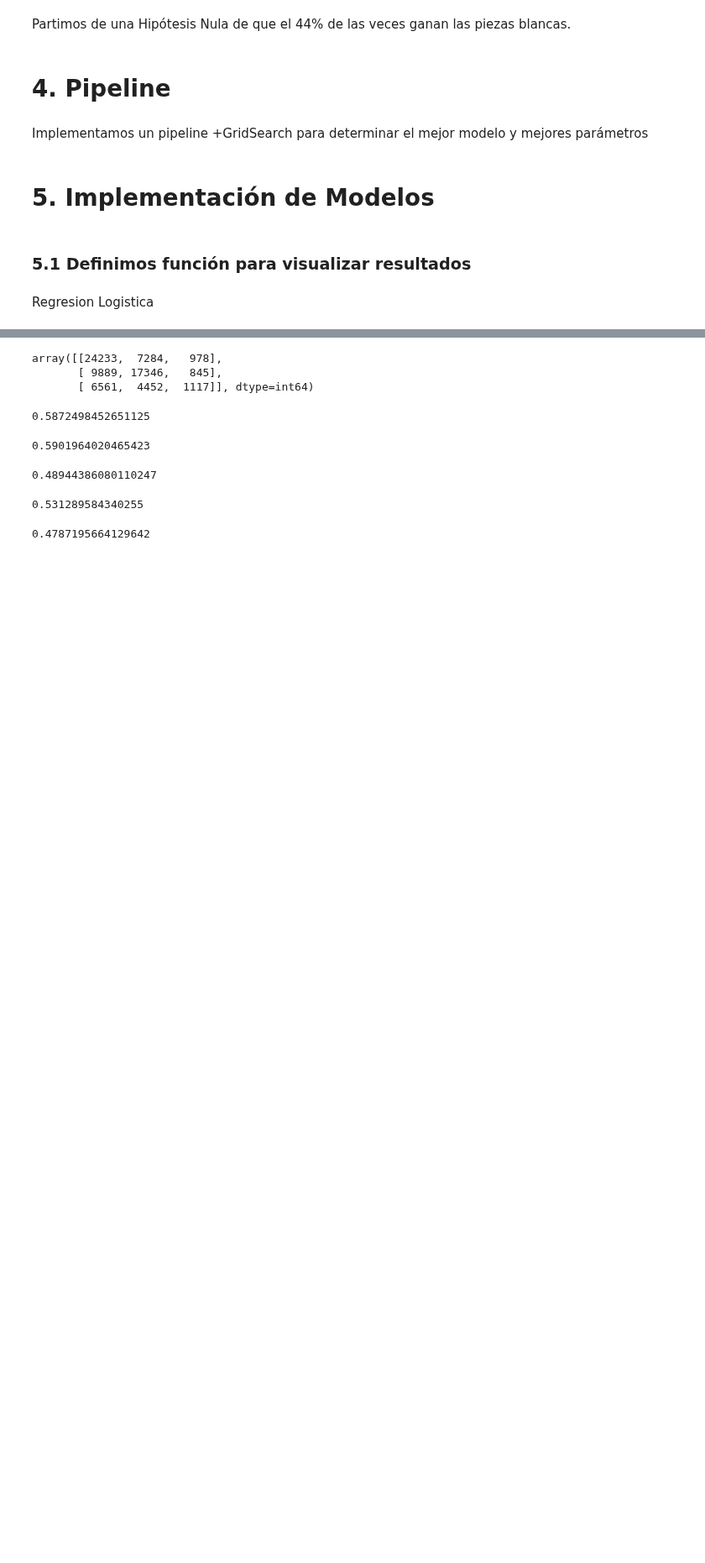
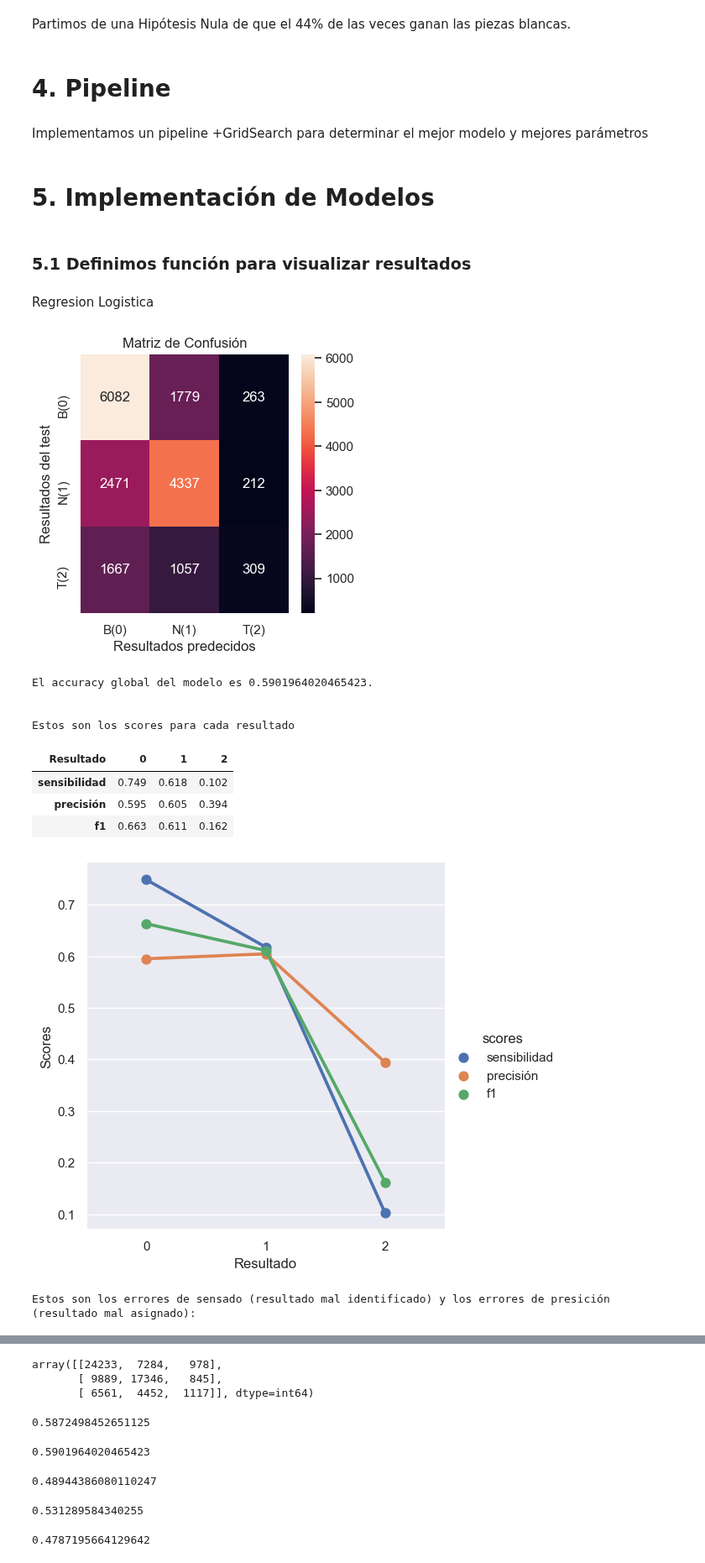
Before and after one commit to Facundo-Peloso/DH-TP-1---Grupo-10, a Jupyter notebook: TP FINAL/Chess/Main Borrador copy - Facu.ipynb, the cells around one changed output, grey strips where cells are left out. Shown at 84% size. Cells and saved outputs as stored; diff of their text form; code cells hidden in the pictures; blank space fills up the shorter version.

Commit message:
error de graficas

```diff
--- a/TP FINAL/Chess/Main Borrador copy - Facu.ipynb
+++ b/TP FINAL/Chess/Main Borrador copy - Facu.ipynb
@@ -710,3 +713,17 @@ lr.fit(X_train, y_train)
 
 ypred_lr_train = lr.predict(X_train)
 ypred_lr_test = lr.predict(X_test)
+# %%
+GRAFICAS(X_test, y_test, ypred_lr_test)
+# %% [output]
+[figure, added]
+El accuracy global del modelo es 0.5901964020465423.
+
+
+Estos son los scores para cada resultado
+| Resultado | 0 | 1 | 2 |
+| sensibilidad | 0.749 | 0.618 | 0.102 |
+| precisión | 0.595 | 0.605 | 0.394 |
+| f1 | 0.663 | 0.611 | 0.162 |
+[figure, added]
+Estos son los errores de sensado (resultado mal identificado) y los errores de presición (resultado mal asignado):
```
Also changed, not shown: parts of 4 cells of this notebook.
